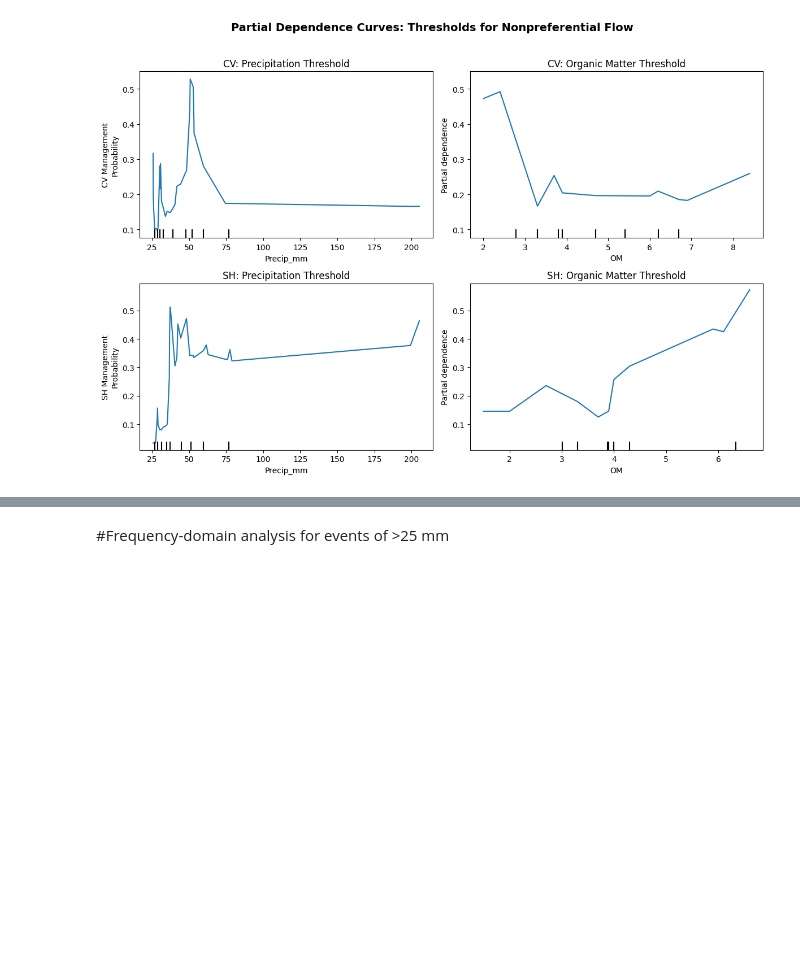
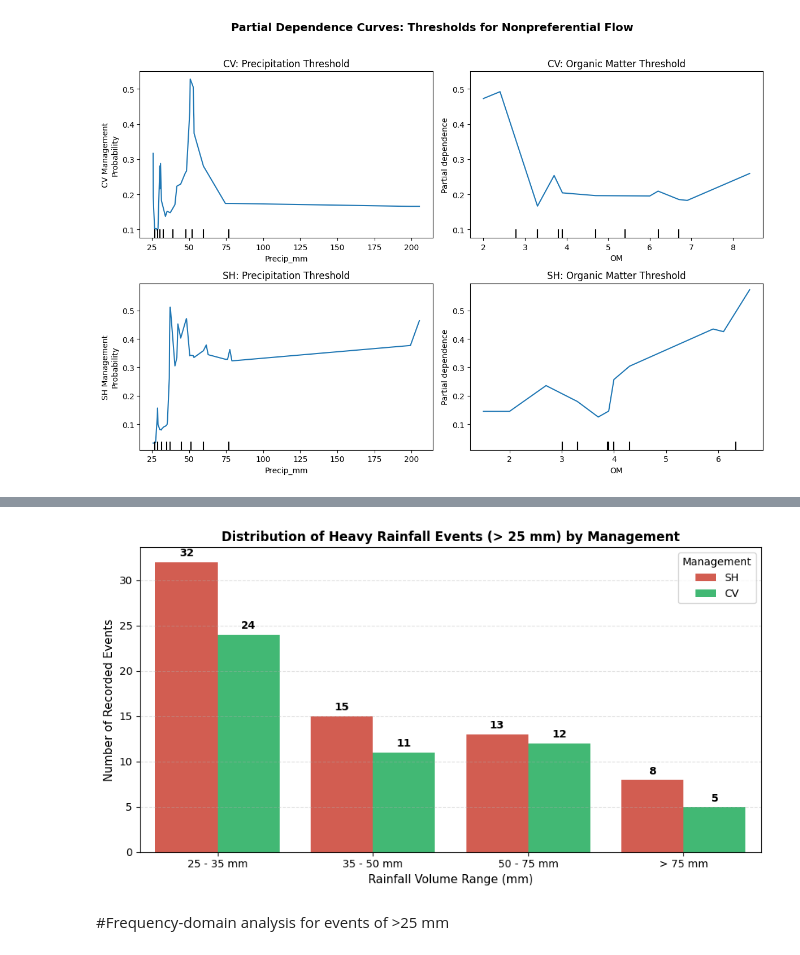
Before and after one commit to alicedambroz/Preferential-Flow, a Jupyter notebook: Preferential_flow.ipynb, the cells around one changed output, grey strips where cells are left out. Drawn from its saved outputs; the diff is of its cells as text; code cells hidden in the pictures; blank space fills up the shorter version.

```diff
--- a/Preferential_flow.ipynb
+++ b/Preferential_flow.ipynb
@@ -1199,0 +1218,83 @@ plt.show()
+# %%
+import pandas as pd
+import numpy as np
+import matplotlib.pyplot as plt
+import seaborn as sns
+
+# ---------------------------------------------------------
+# 1. FILTER HEAVY EVENTS (> 25 mm) & DEFINE VOLUME BINS
+# ---------------------------------------------------------
+# Filter heavy rainfall events from df_profile (or df_p)
+heavy_events = df_p[df_p['Rainfall_mm'] >= 25.0].copy()
+
+# Define customized rainfall volume intervals
+bins = [25, 35, 50, 75, np.inf]
+labels = ['25 - 35 mm', '35 - 50 mm', '50 - 75 mm', '> 75 mm']
+
+heavy_events['Precip_Bin'] = pd.cut(
+    heavy_events['Rainfall_mm'],
+    bins=bins,
+    labels=labels,
+    right=False
+)
+
+# ---------------------------------------------------------
+# 2. EVENT COUNT BREAKDOWN MATRIX
+# ---------------------------------------------------------
+bin_counts = pd.crosstab(
+    heavy_events['Precip_Bin'],
+    heavy_events['Management'],
+    margins=True,
+    margins_name='Total'
+)
+
+print("📊 HEAVY RAINFALL EVENT COUNTS (> 25 mm) BY VOLUME RANGE:")
+print(bin_counts)
+print("-" * 60)
+
+# ---------------------------------------------------------
+# 3. DETAILED STATISTICAL SUMMARY PER BIN
+# ---------------------------------------------------------
+bin_stats = heavy_events.groupby(['Precip_Bin', 'Management'], observed=False)['Rainfall_mm'].agg(
+    Count='count',
+    Min_mm='min',
+    Median_mm='median',
+    Mean_mm='mean',
+    Max_mm='max'
+).round(2)
+
+print("📈 RAINFALL METRICS WITHIN EACH VOLUME BIN:")
+print(bin_stats)
+print("-" * 60)
+
+# ---------------------------------------------------------
+# 4. VISUALIZE EVENT DISTRIBUTION BY MANAGEMENT
+# ---------------------------------------------------------
+plt.figure(figsize=(9, 5))
+ax = sns.countplot(
+    data=heavy_events,
+    x='Precip_Bin',
+    hue='Management',
+    palette=['#e74c3c', '#2ecc71']
+)
+
+plt.title('Distribution of Heavy Rainfall Events (> 25 mm) by Management', fontweight='bold', fontsize=12)
+plt.xlabel('Rainfall Volume Range (mm)', fontsize=11)
+plt.ylabel('Number of Recorded Events', fontsize=11)
+plt.grid(axis='y', linestyle='--', alpha=0.4)
+
+# Add count labels above bars
+for p in ax.patches:
+    height = int(p.get_height())
+    if height > 0:
+        ax.annotate(
+            f'{height}',
+            (p.get_x() + p.get_width() / 2., height),
+            ha='center', va='bottom',
+            fontsize=10, fontweight='bold',
+            xytext=(0, 3), textcoords='offset points'
+        )
+
+plt.tight_layout()
+plt.show()
+# %% [output]
@@ -1200,3 +1318,4 @@ plt.show()
+[figure, added]
 # %% [markdown]
 #Frequency-domain analysis for events of >25 mm
 # %%
```
Also changed, not shown: parts of 3 cells of this notebook.
